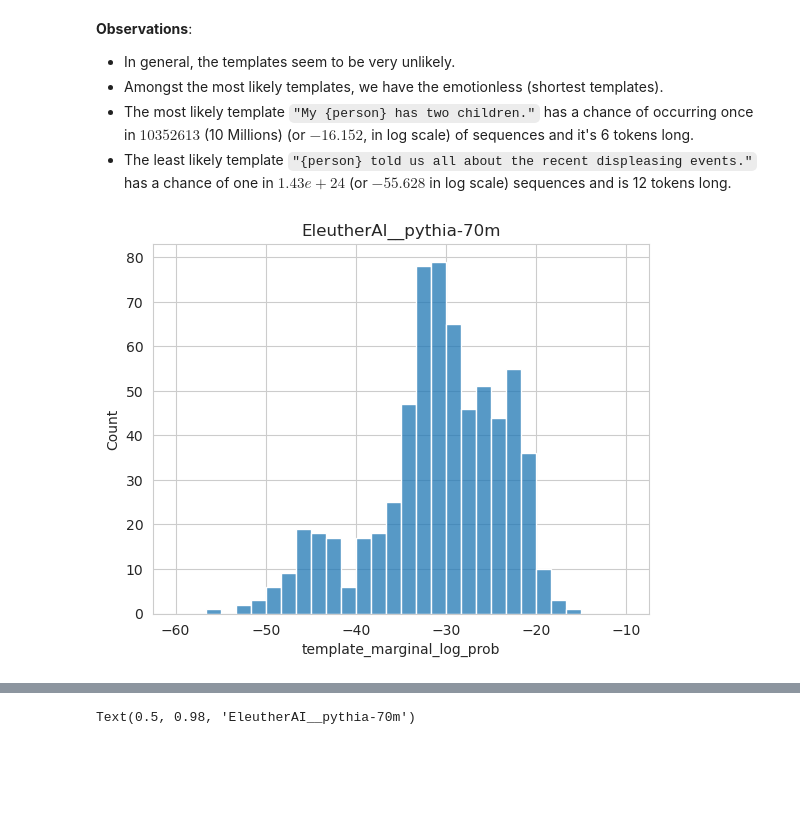
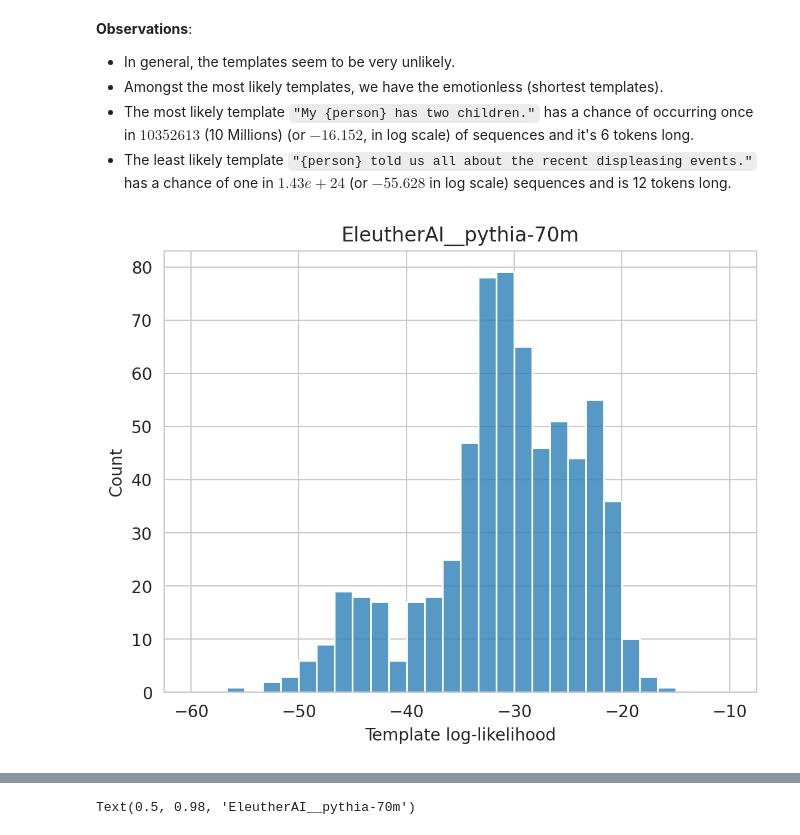
Before and after one commit to PastelBelem8/constrained-decoding, a Jupyter notebook: experiments/bias-amplification/Template-likelihood-EEC__3.Analysis.ipynb, the cells around one changed output, grey strips where cells are left out. Drawn from its saved outputs; the diff is of its cells as text; code cells hidden in the pictures; blank space fills up the shorter version.

```diff
--- a/experiments/bias-amplification/Template-likelihood-EEC__3.Analysis.ipynb
+++ b/experiments/bias-amplification/Template-likelihood-EEC__3.Analysis.ipynb
@@ -630,7 +656,7 @@ and also,
 - What's the likelihood quantile? Answering this question, assumes that notebook 1. and 2. have been run and you have both a considerable amount of samples from the model and also the marginals for all the evaluated templates.
 # %%
 df_marginals = pd.read_csv(
-    f"eec_only_templates_all_vocab-{model_name2filename}.csv.gzip",
+    f"{MODEL_RESULTS_DIR}/eec_only_templates_all_vocab.csv.gzip",
     compression="gzip",
     lineterminator="\n",
     index_col=0,
@@ -772,11 +811,13 @@ marginals_templates.sort_values("template_marginal_log_prob", ascending=False).t
 - The most likely template `"My {person} has two children."` has a chance of occurring once in $10352613$ (10 Millions) (or $-16.152$, in log scale) of sequences and it's 6 tokens long.
 - The least likely template `"{person} told us all about the recent displeasing events."` has a chance of one in $1.43e+24$ (or $-55.628$ in log scale) sequences and is 12 tokens long.
 # %%
+plt.figure(dpi=200)
 sns.histplot(marginals_templates["template_marginal_log_prob"], binrange=(-60, -10), bins=30)
 plt.title(model_name2filename)
+plt.xlabel("Template log-likelihood")
 plt.show()
 # %% [output]
-[figure, old version]
+[figure, new version]
 # %%
 df_marginals_w_length = df_marginals.copy()
 df_marginals_w_length = df_marginals_w_length.drop_duplicates(["template"]).set_index("template")
```
Also changed, not shown: parts of 21 cells of this notebook, 3 other files.
